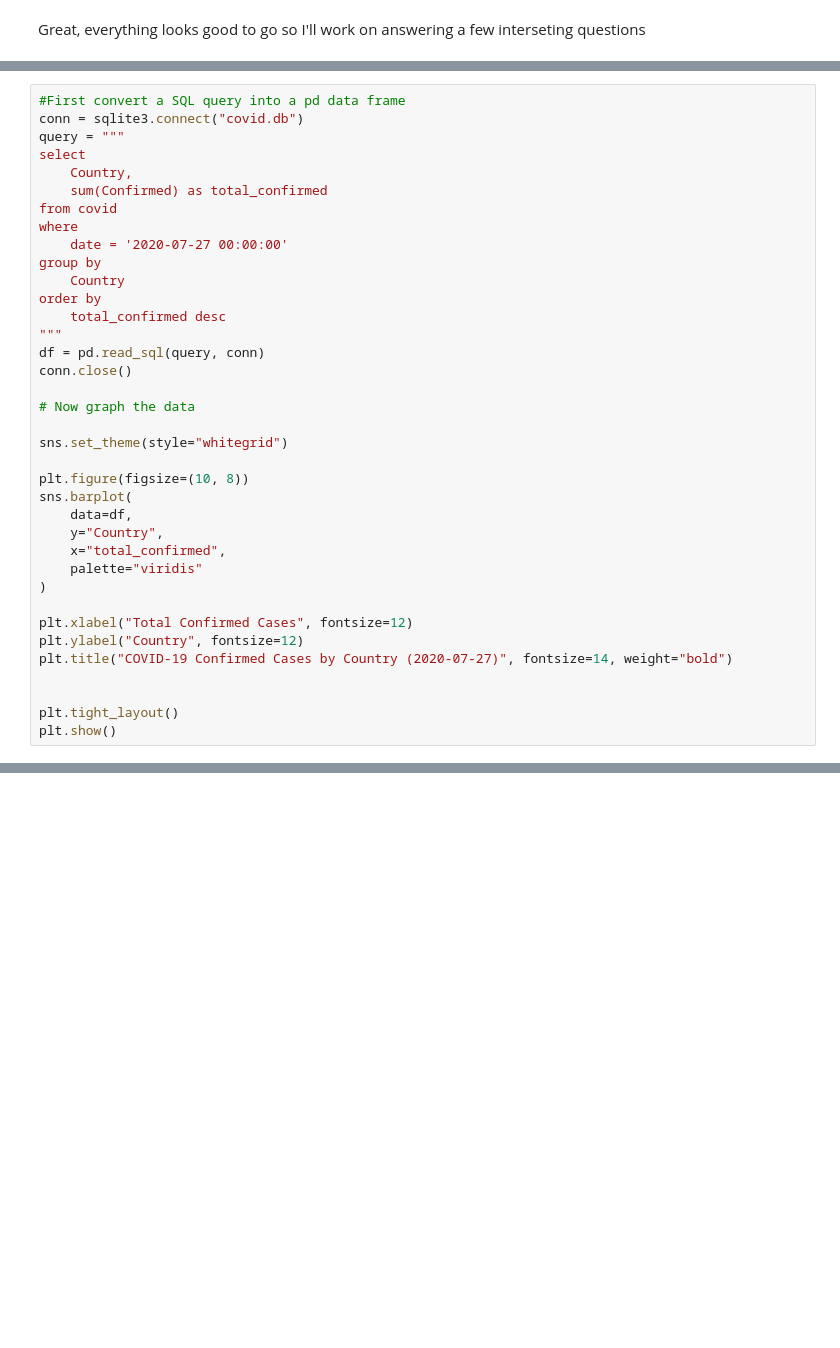
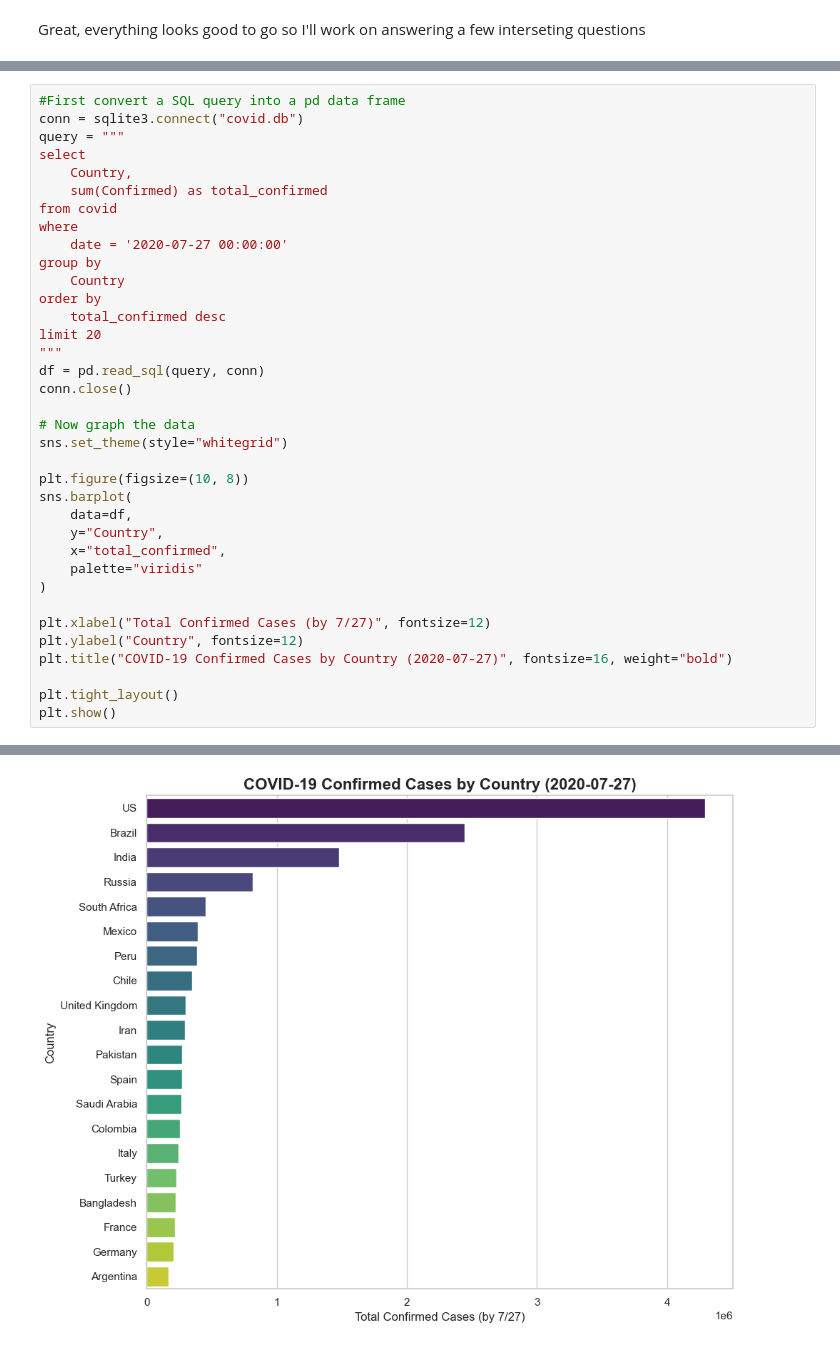
Before and after one commit to willrun808/Projects, a Jupyter notebook: COVID19.ipynb, the cells around one changed output, grey strips where cells are left out. Cells and saved outputs as stored; diff of their text form; blank space fills up the shorter version.

```diff
--- a/COVID19.ipynb
+++ b/COVID19.ipynb
@@ -344,12 +341,12 @@ group by
     Country
 order by
     total_confirmed desc
+limit 20
 """
 df = pd.read_sql(query, conn)
 conn.close()
 
 # Now graph the data
-
 sns.set_theme(style="whitegrid")
 
 plt.figure(figsize=(10, 8))
@@ -360,10 +357,9 @@ sns.barplot(
     palette="viridis"
 )
 
-plt.xlabel("Total Confirmed Cases", fontsize=12)
+plt.xlabel("Total Confirmed Cases (by 7/27)", fontsize=12)
 plt.ylabel("Country", fontsize=12)
-plt.title("COVID-19 Confirmed Cases by Country (2020-07-27)", fontsize=14, weight="bold")
-
+plt.title("COVID-19 Confirmed Cases by Country (2020-07-27)", fontsize=16, weight="bold")
 
 plt.tight_layout()
 plt.show()
@@ -371,0 +370 @@ NameError: name 'sns' is not defined
+[figure, added]
```
Also changed, not shown: parts of 11 cells of this notebook.
